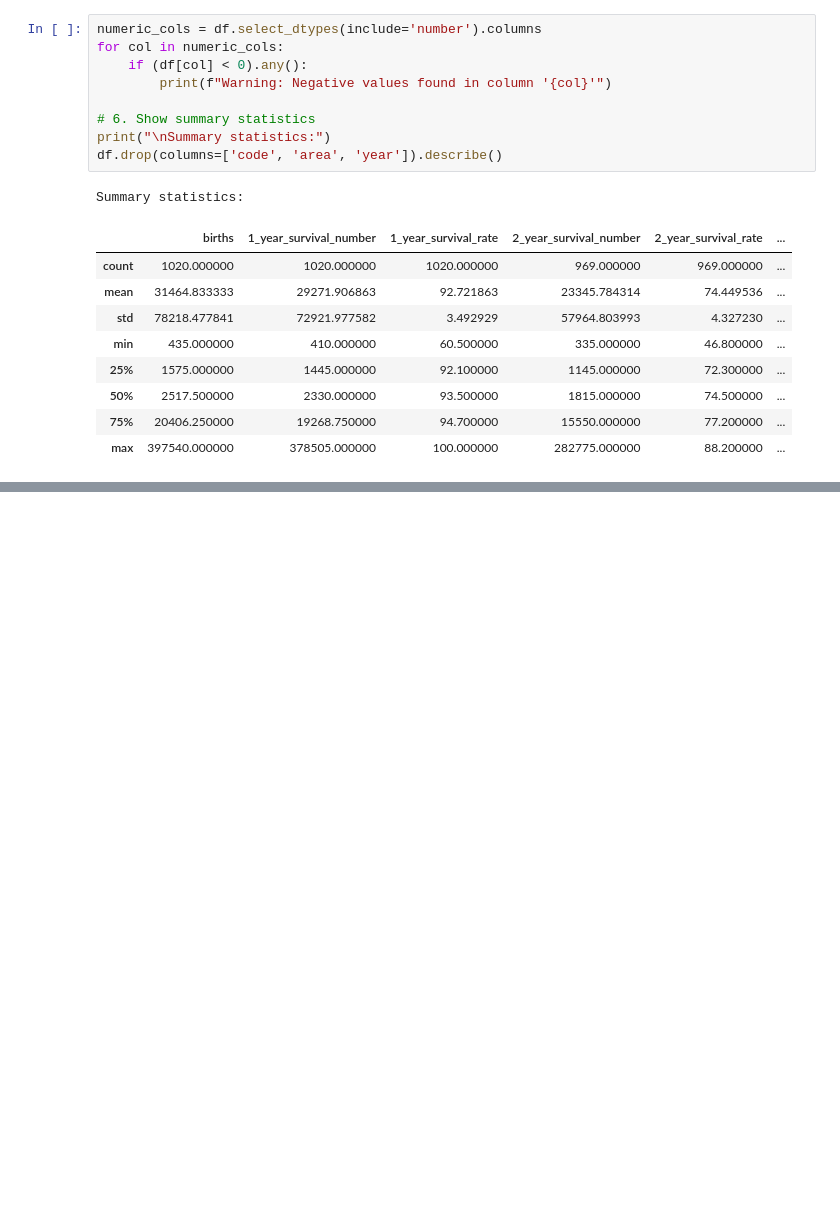
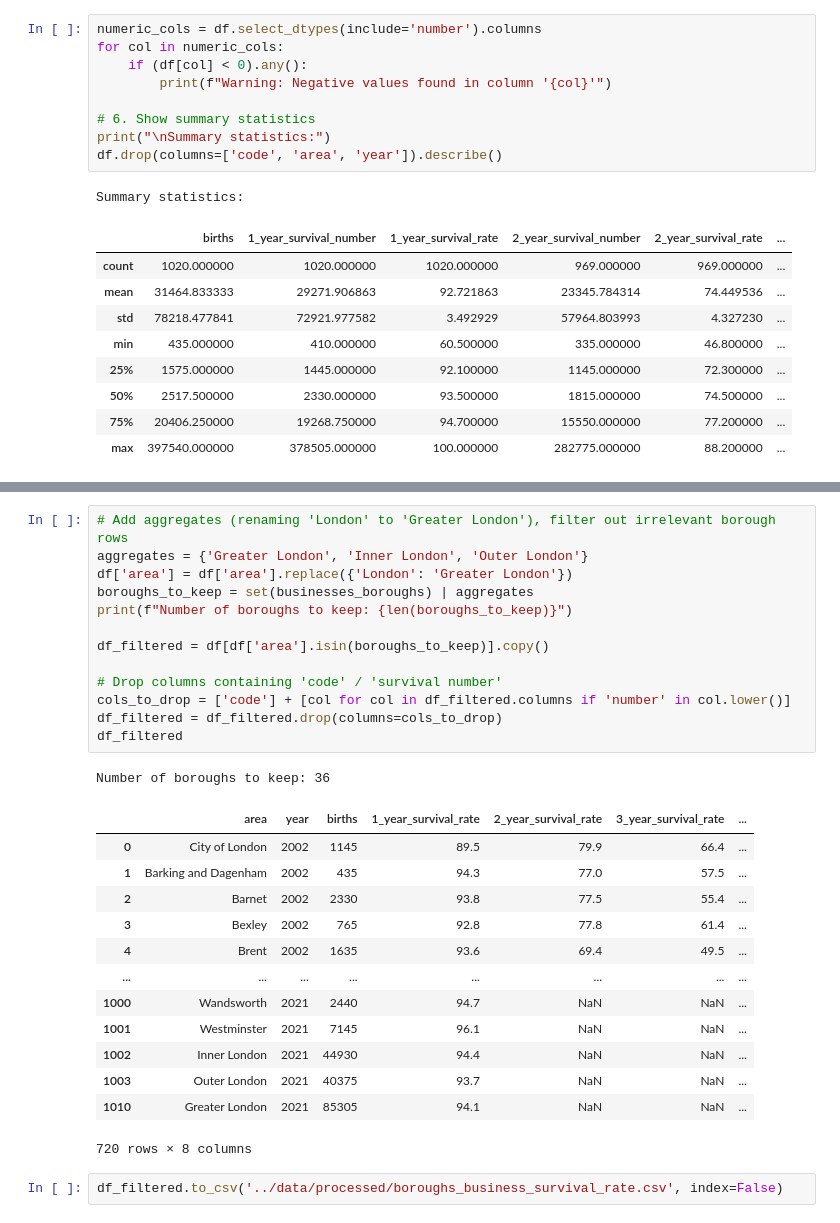
Before and after one commit to MoshaLangerak/knowledge-engineering, a Jupyter notebook: notebooks/business-survival-rates-preprocessing.ipynb, the cells around one changed output, grey strips where cells are left out. Drawn from its saved outputs; the diff is of its cells as text; blank space fills up the shorter version.

```diff
--- a/notebooks/business-survival-rates-preprocessing.ipynb
+++ b/notebooks/business-survival-rates-preprocessing.ipynb
@@ -83,0 +100,30 @@ TODO: remove irrelevant 'boroughs' from survival rates dataset. Perhaps do keep
+# %%
+# Add aggregates (renaming 'London' to 'Greater London'), filter out irrelevant borough rows
+aggregates = {'Greater London', 'Inner London', 'Outer London'}
+df['area'] = df['area'].replace({'London': 'Greater London'})
+boroughs_to_keep = set(businesses_boroughs) | aggregates
+print(f"Number of boroughs to keep: {len(boroughs_to_keep)}")
+
+df_filtered = df[df['area'].isin(boroughs_to_keep)].copy()
+
+# Drop columns containing 'code' / 'survival number'
+cols_to_drop = ['code'] + [col for col in df_filtered.columns if 'number' in col.lower()]
+df_filtered = df_filtered.drop(columns=cols_to_drop)
+df_filtered
+# %% [output]
+Number of boroughs to keep: 36
+|  | area | year | births | 1_year_survival_rate | 2_year_survival_rate | 3_year_survival_rate | ... |
+| 0 | City of London | 2002 | 1145 | 89.5 | 79.9 | 66.4 | ... |
+| 1 | Barking and Dagenham | 2002 | 435 | 94.3 | 77.0 | 57.5 | ... |
+| 2 | Barnet | 2002 | 2330 | 93.8 | 77.5 | 55.4 | ... |
+| 3 | Bexley | 2002 | 765 | 92.8 | 77.8 | 61.4 | ... |
+| 4 | Brent | 2002 | 1635 | 93.6 | 69.4 | 49.5 | ... |
+| ... | ... | ... | ... | ... | ... | ... | ... |
+| 1000 | Wandsworth | 2021 | 2440 | 94.7 | NaN | NaN | ... |
+| 1001 | Westminster | 2021 | 7145 | 96.1 | NaN | NaN | ... |
+| 1002 | Inner London | 2021 | 44930 | 94.4 | NaN | NaN | ... |
+| 1003 | Outer London | 2021 | 40375 | 93.7 | NaN | NaN | ... |
+| 1010 | Greater London | 2021 | 85305 | 94.1 | NaN | NaN | ... |
+720 rows × 8 columns
+# %%
+df_filtered.to_csv('../data/processed/boroughs_business_survival_rate.csv', index=False)
```
Also changed, not shown: parts of 3 cells of this notebook, 10 other files.
